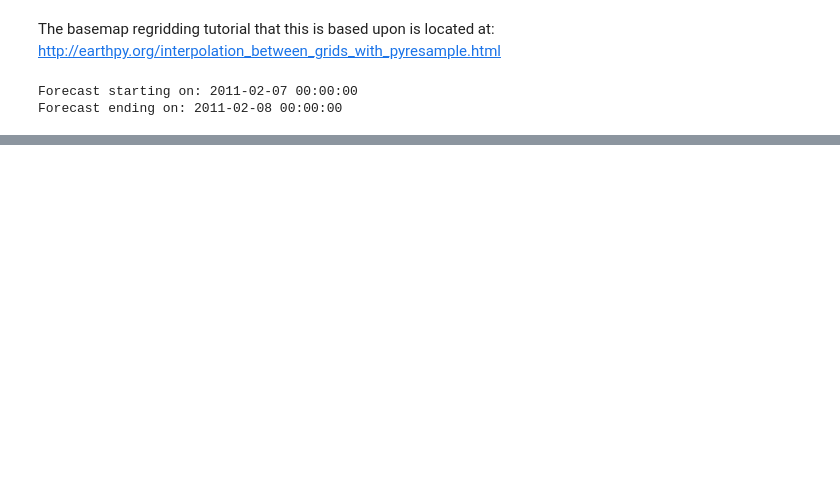
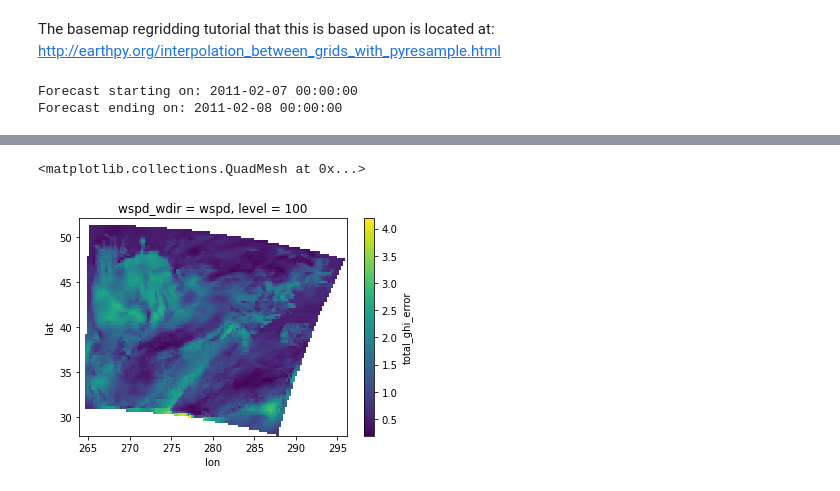
Before and after one commit to jeffreysward/met4ene, a Jupyter notebook: post/python/WRF_regridding_pyresample.ipynb, the cells around one changed output, grey strips where cells are left out. Cells and saved outputs as stored; diff of their text form; code cells hidden in the pictures; blank space fills up the shorter version.

```diff
--- a/post/python/WRF_regridding_pyresample.ipynb
+++ b/post/python/WRF_regridding_pyresample.ipynb
@@ -296,0 +355,5 @@ def wrf_era5_regrid_geocat(in_yr, in_mo, wrfdir='./', eradir='/share/mzhang/jas9
+# %%
+wrfdata_2.total_ghi_error.plot()
+# %% [output]
+<matplotlib.collections.QuadMesh at 0x...>
+[figure, added]
```
Also changed, not shown: parts of 43 cells of this notebook, 6 other files.
